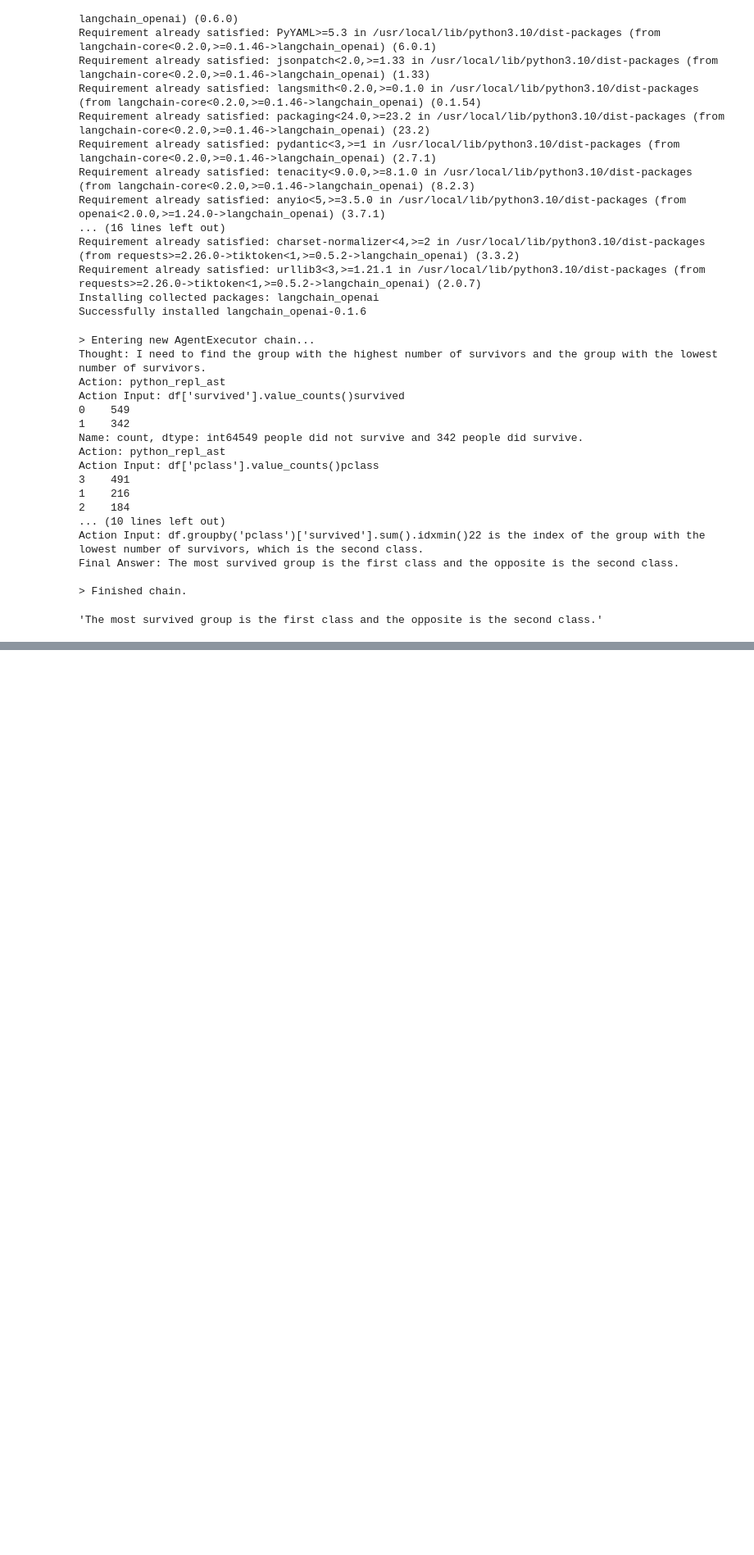
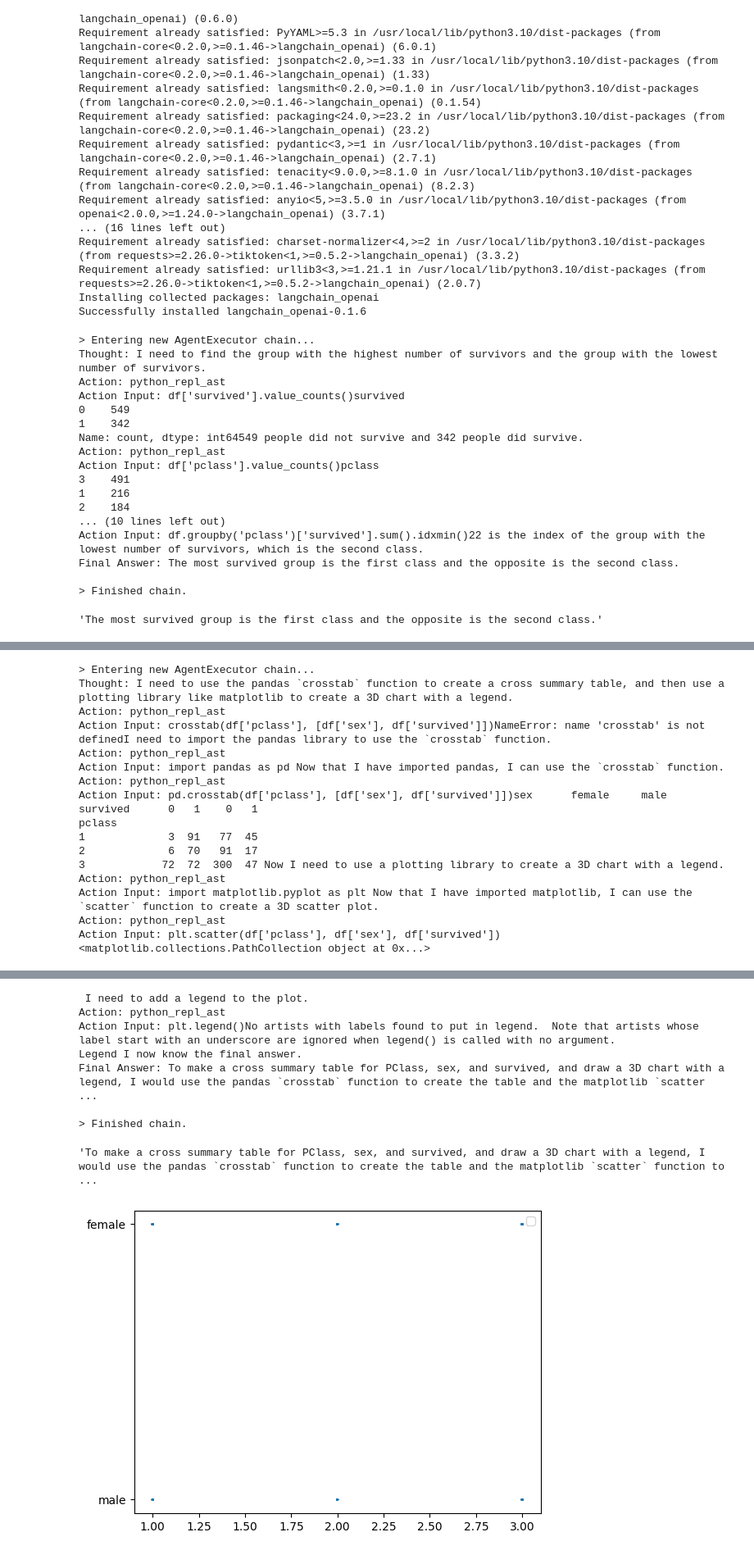
Before and after one commit to miwamasa/DataScience2024, a Jupyter notebook: notebooks/CSV_agents_ollama.ipynb, the cells around one changed output, grey strips where cells are left out. Shown at 82% size. Cells and saved outputs as stored; diff of their text form; code cells hidden in the pictures; blank space fills up the shorter version.

```diff
--- a/notebooks/CSV_agents_ollama.ipynb
+++ b/notebooks/CSV_agents_ollama.ipynb
@@ -449,0 +560,2 @@ Final Answer: The most survived group is the first class and the opposite is the
+# %%
+agent.run("make cross summery table for PClass and suvived. show the table")
@@ -449,0 +575,20 @@ Final Answer: The most survived group is the first class and the opposite is the
+# %%
+agent.run("make cross summery table for PClass, sex,m and suvived. draw  3 dimensions  chart with legend")
+# %% [output]
+> Entering new AgentExecutor chain...
+Thought: I need to use the pandas `crosstab` function to create a cross summary table, and then use a plotting library like matplotlib to create a 3D chart with a legend.
+Action: python_repl_ast
+Action Input: crosstab(df['pclass'], [df['sex'], df['survived']])NameError: name 'crosstab' is not definedI need to import the pandas library to use the `crosstab` function.
+Action: python_repl_ast
+Action Input: import pandas as pd Now that I have imported pandas, I can use the `crosstab` function.
+Action: python_repl_ast
+Action Input: pd.crosstab(df['pclass'], [df['sex'], df['survived']])sex      female     male
+survived      0   1    0   1
+pclass
+1             3  91   77  45
+2             6  70   91  17
+3            72  72  300  47 Now I need to use a plotting library to create a 3D chart with a legend.
+Action: python_repl_ast
+Action Input: import matplotlib.pyplot as plt Now that I have imported matplotlib, I can use the `scatter` function to create a 3D scatter plot.
+Action: python_repl_ast
+Action Input: plt.scatter(df['pclass'], df['sex'], df['survived'])<matplotlib.collections.PathCollection object at 0x...>
@@ -449,0 +596,9 @@ Final Answer: The most survived group is the first class and the opposite is the
+ I need to add a legend to the plot.
+Action: python_repl_ast
+Action Input: plt.legend()No artists with labels found to put in legend.  Note that artists whose label start with an underscore are ignored when legend() is called with no argument.
+Legend I now know the final answer.
+Final Answer: To make a cross summary table for PClass, sex, and survived, and draw a 3D chart with a legend, I would use the pandas `crosstab` function to create the table and the matplotlib `scatter ...
+
+> Finished chain.
+'To make a cross summary table for PClass, sex, and survived, and draw a 3D chart with a legend, I would use the pandas `crosstab` function to create the table and the matplotlib `scatter` function to ...
+[figure, added]
```
Also changed, not shown: parts of 37 cells of this notebook.
